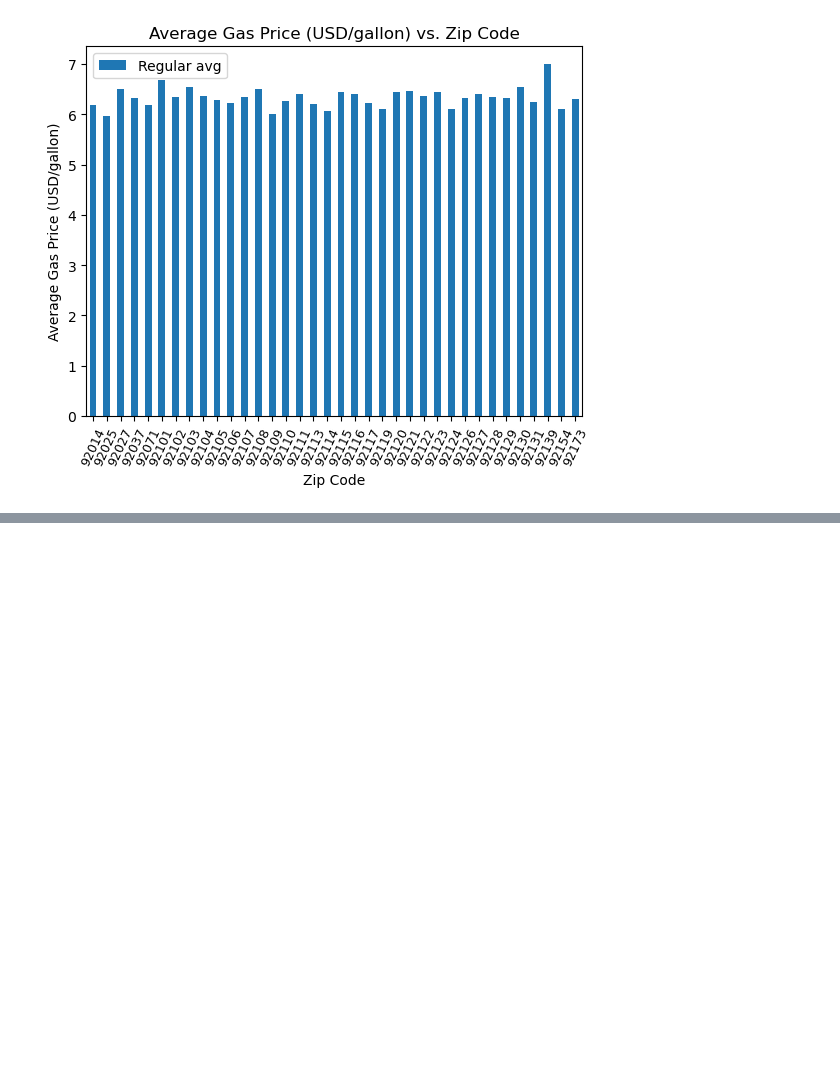
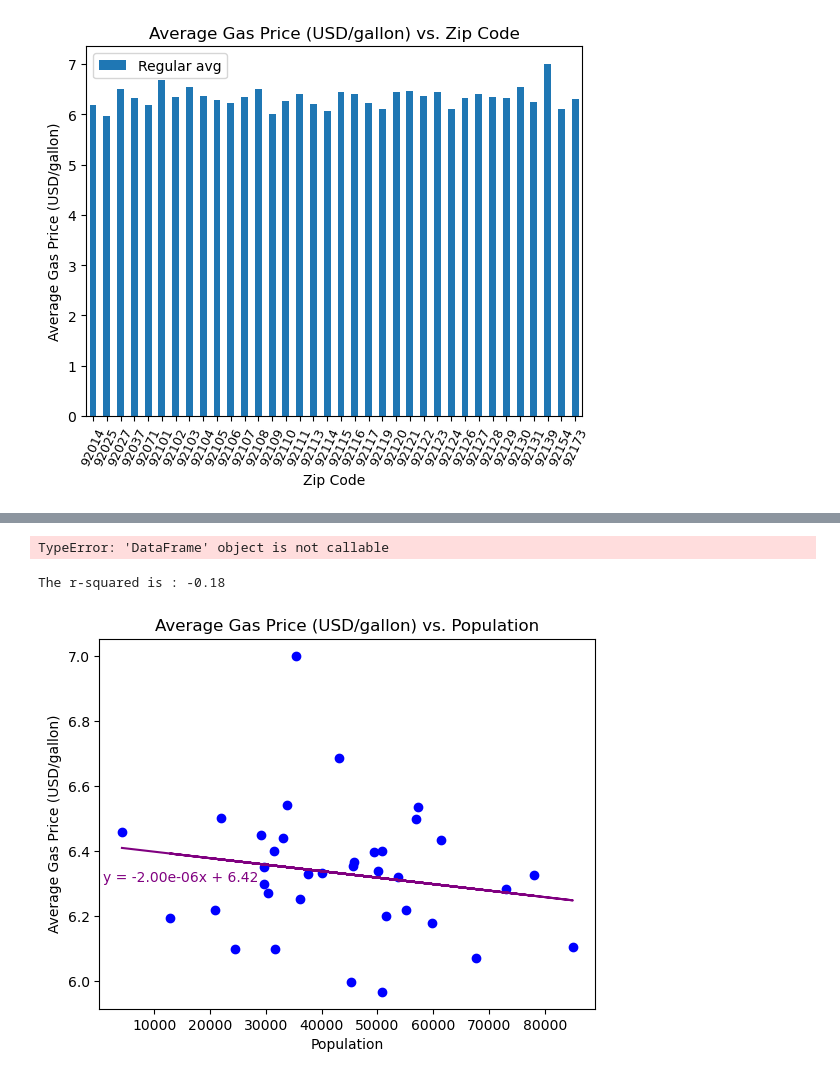
Before and after one commit to Lilnessa/Project1, a Jupyter notebook: charts.ipynb, the cells around one changed output, grey strips where cells are left out. Saved outputs shown, nothing was run; the diff lists cells and outputs as text; code cells hidden in the pictures; blank space fills up the shorter version.

```diff
--- a/charts.ipynb
+++ b/charts.ipynb
@@ -183,0 +196,20 @@ plt.show()
+# %%
+ax = gas_data_income_df(x= "zip code", y= "Regular avg", rot=65, kind= "bar", width=.5)
+ax.set_xticklabels(ax.get_xticklabels(), fontsize=9)
+plt.xlabel("Zip Code")
+plt.ylabel("Average Gas Price (USD/gallon)")
+plt.title("Average Gas Price (USD/gallon) vs. Zip Code")
+plt.show()
+# %% [output]
+TypeError: 'DataFrame' object is not callable
+# %%
+plt.scatter(gas_data_density_df['population'], gas_data_density_df['Regular avg'], c='blue')
+plt.xlabel("Population")
+plt.ylabel("Average Gas Price (USD/gallon)")
+plt.title("Average Gas Price (USD/gallon) vs. Population")
+population = linear_regression(gas_data_density_df["population"],gas_data_density_df["Regular avg"], "purple")
+plt.figtext(.13,.375, population,fontsize=10,color="purple")
+plt.show()
+# %% [output]
+The r-squared is : -0.18
+[figure, added]
```
Also changed, not shown: parts of 5 cells of this notebook.
